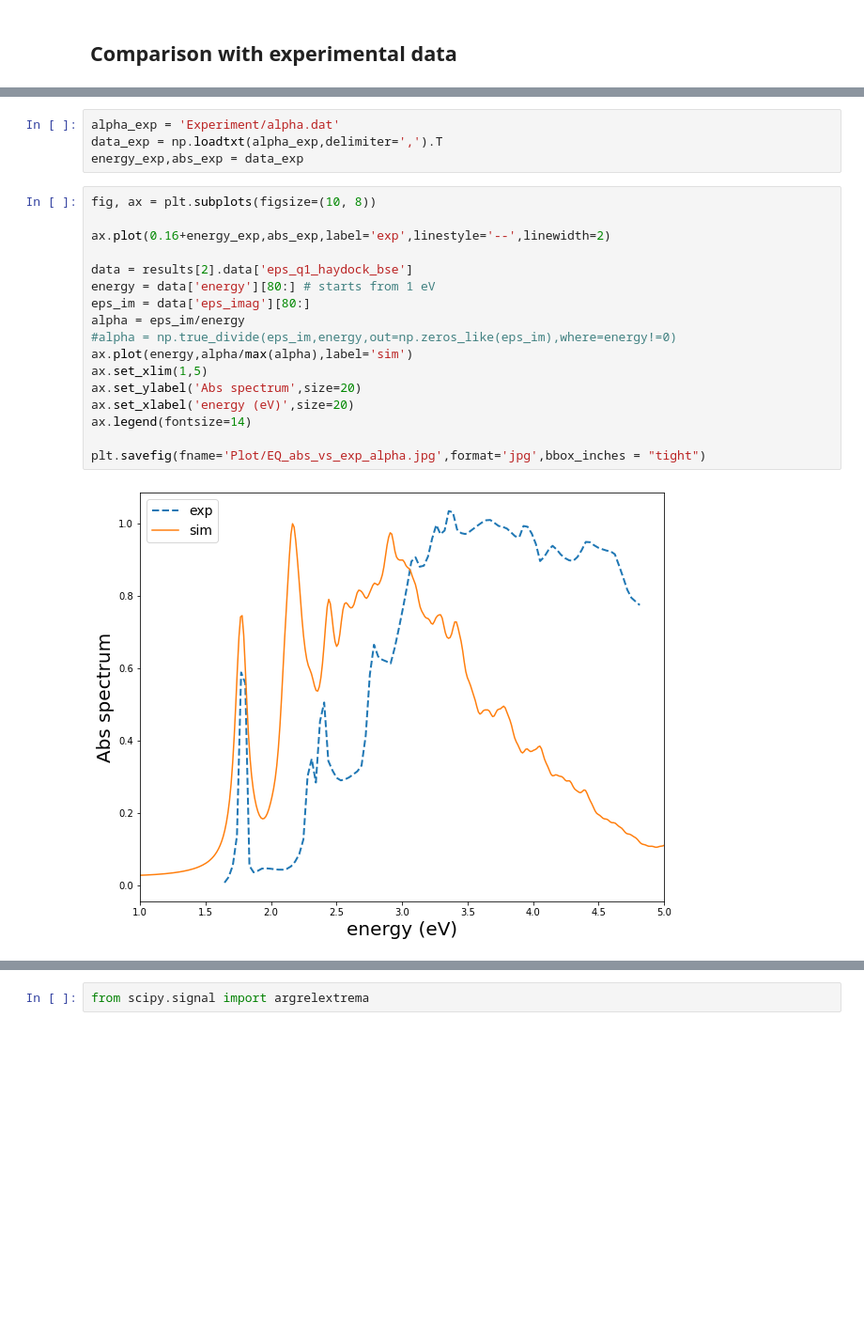
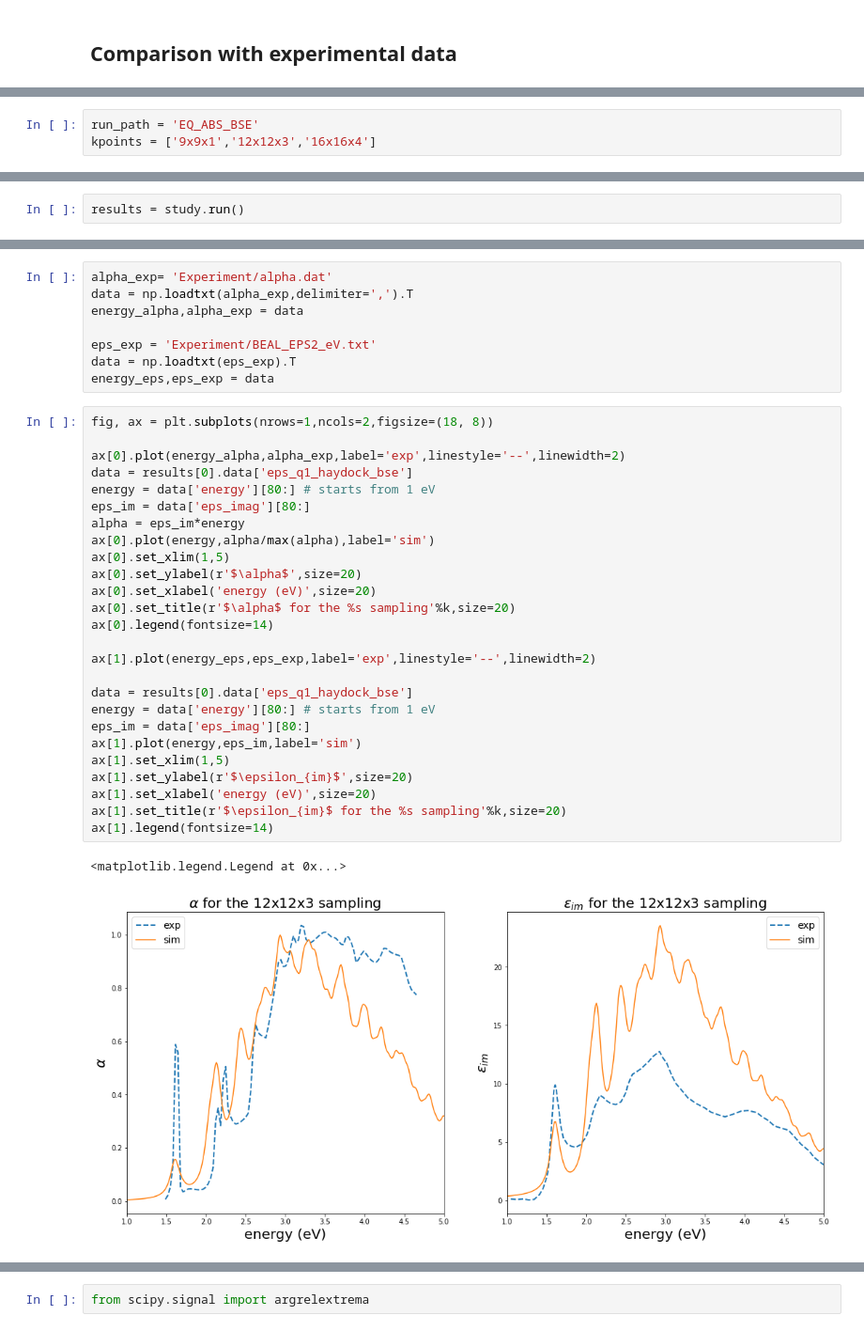
Before and after one commit to marcodalessandro76/WSe2, a Jupyter notebook: EQ_Optics.ipynb, the cells around one changed output, grey strips where cells are left out. Shown at 94% size. Drawn from its saved outputs; the diff is of its cells as text; blank space fills up the shorter version.

```diff
--- a/EQ_Optics.ipynb
+++ b/EQ_Optics.ipynb
@@ -374,0 +472,3 @@ ax.legend(fontsize=14)
+# %%
+run_path = 'EQ_ABS_BSE'
+kpoints = ['9x9x1','12x12x3','16x16x4']
@@ -374,0 +525,2 @@ ax.legend(fontsize=14)
+# %%
+results = study.run()
@@ -375,23 +533,37 @@ ax.legend(fontsize=14)
 # %%
-alpha_exp = 'Experiment/alpha.dat'
-data_exp = np.loadtxt(alpha_exp,delimiter=',').T
-energy_exp,abs_exp = data_exp
+alpha_exp= 'Experiment/alpha.dat'
+data = np.loadtxt(alpha_exp,delimiter=',').T
+energy_alpha,alpha_exp = data
+
+eps_exp = 'Experiment/BEAL_EPS2_eV.txt'
+data = np.loadtxt(eps_exp).T
+energy_eps,eps_exp = data
 # %%
-fig, ax = plt.subplots(figsize=(10, 8))
+fig, ax = plt.subplots(nrows=1,ncols=2,figsize=(18, 8))
 
-ax.plot(0.16+energy_exp,abs_exp,label='exp',linestyle='--',linewidth=2)
-
-data = results[2].data['eps_q1_haydock_bse']
+ax[0].plot(energy_alpha,alpha_exp,label='exp',linestyle='--',linewidth=2)
+data = results[0].data['eps_q1_haydock_bse']
 energy = data['energy'][80:] # starts from 1 eV
 eps_im = data['eps_imag'][80:]
-alpha = eps_im/energy
-#alpha = np.true_divide(eps_im,energy,out=np.zeros_like(eps_im),where=energy!=0)
-ax.plot(energy,alpha/max(alpha),label='sim')
-ax.set_xlim(1,5)
-ax.set_ylabel('Abs spectrum',size=20)
-ax.set_xlabel('energy (eV)',size=20)
-ax.legend(fontsize=14)
+alpha = eps_im*energy
+ax[0].plot(energy,alpha/max(alpha),label='sim')
+ax[0].set_xlim(1,5)
+ax[0].set_ylabel(r'$\alpha$',size=20)
+ax[0].set_xlabel('energy (eV)',size=20)
+ax[0].set_title(r'$\alpha$ for the %s sampling'%k,size=20)
+ax[0].legend(fontsize=14)
 
-plt.savefig(fname='Plot/EQ_abs_vs_exp_alpha.jpg',format='jpg',bbox_inches = "tight")
+ax[1].plot(energy_eps,eps_exp,label='exp',linestyle='--',linewidth=2)
+
+data = results[0].data['eps_q1_haydock_bse']
+energy = data['energy'][80:] # starts from 1 eV
+eps_im = data['eps_imag'][80:]
+ax[1].plot(energy,eps_im,label='sim')
+ax[1].set_xlim(1,5)
+ax[1].set_ylabel(r'$\epsilon_{im}$',size=20)
+ax[1].set_xlabel('energy (eV)',size=20)
+ax[1].set_title(r'$\epsilon_{im}$ for the %s sampling'%k,size=20)
+ax[1].legend(fontsize=14)
 # %% [output]
+<matplotlib.legend.Legend at 0x...>
-[figure, old version]
+[figure, new version]
```
Also changed, not shown: parts of 22 cells of this notebook, 1 other file.
